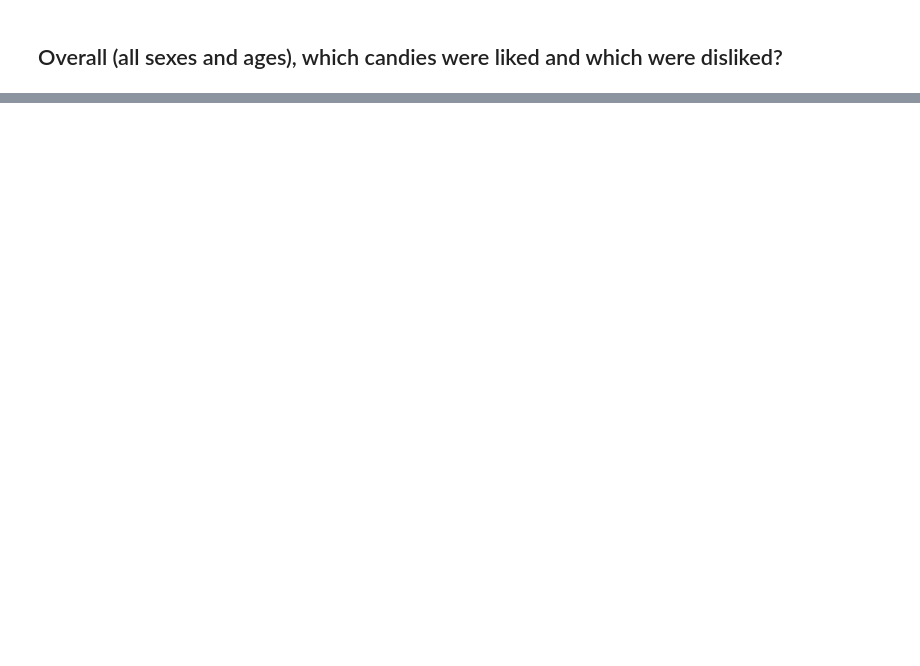
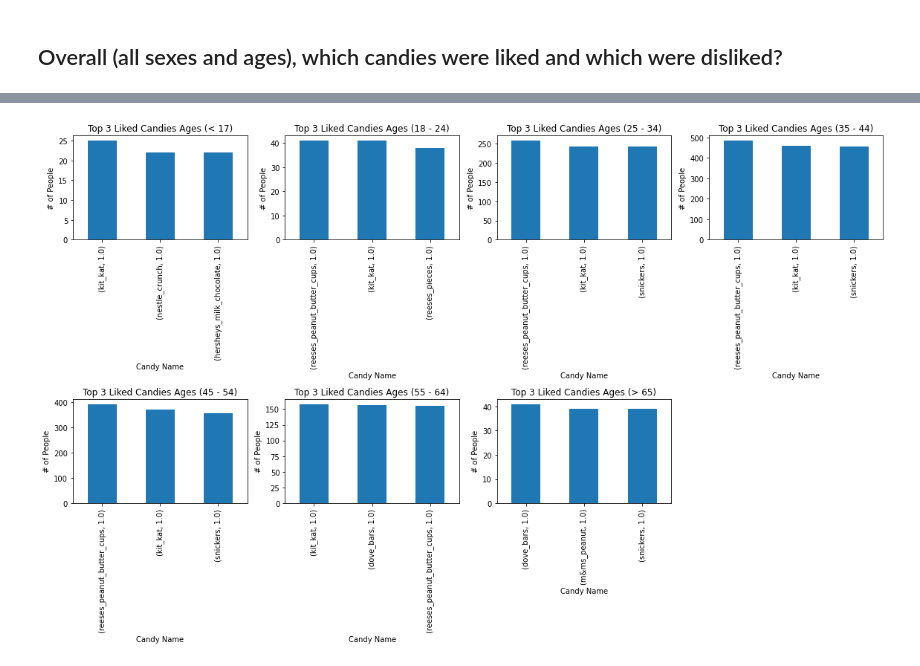
Before and after one commit to Ungarmaxx/TOOL1_FINAL_PROJECT, a Jupyter notebook: project_stuff.ipynb, the cells around one changed output, grey strips where cells are left out. Cells and saved outputs as stored; diff of their text form; code cells hidden in the pictures; blank space fills up the shorter version.

```diff
--- a/project_stuff.ipynb
+++ b/project_stuff.ipynb
@@ -499,0 +408,84 @@ plt.show()
+# %%
+age_df1 = clean_df[clean_df['age'] <= 17].iloc[:, 6:-4]
+age_df1 = age_df1.melt(value_vars=age_df1.columns)
+age_df1 = age_df1[age_df1["value"] == 1]
+
+age_df2 = clean_df[clean_df['age'] > 17]
+age_df2 = age_df2[age_df2['age'] <= 24].iloc[:, 6:-4]
+age_df2 = age_df2.melt(value_vars=age_df2.columns)
+age_df2 = age_df2[age_df2["value"] == 1]
+
+age_df3 = clean_df[clean_df['age'] > 24]
+age_df3 = age_df3[age_df3['age'] <= 34].iloc[:, 6:-4]
+age_df3 = age_df3.melt(value_vars=age_df3.columns)
+age_df3 = age_df3[age_df3["value"] == 1]
+
+age_df4 = clean_df[clean_df['age'] > 34]
+age_df4 = age_df4[age_df4['age'] <= 44].iloc[:, 6:-4]
+age_df4 = age_df4.melt(value_vars=age_df4.columns)
+age_df4 = age_df4[age_df4["value"] == 1]
+
+age_df5 = clean_df[clean_df['age'] > 44]
+age_df5 = age_df5[age_df5['age'] <= 54].iloc[:, 6:-4]
+age_df5 = age_df5.melt(value_vars=age_df5.columns)
+age_df5 = age_df5[age_df5["value"] == 1]
+
+age_df6 = clean_df[clean_df['age'] > 54]
+age_df6 = age_df6[age_df6['age'] <= 64].iloc[:, 6:-4]
+age_df6 = age_df6.melt(value_vars=age_df6.columns)
+age_df6 = age_df6[age_df6["value"] == 1]
+
+age_df7 = clean_df[clean_df['age'] > 64].iloc[:, 6:-4]
+age_df7 = age_df7.melt(value_vars=age_df7.columns)
+age_df7 = age_df7[age_df7["value"] == 1]
+
+
+plt.figure(figsize=(16,10))
+
+plt.subplot(2, 4, 1)
+age_df1.value_counts(ascending=True).nlargest(3).plot(kind="bar")
+plt.title("Top 3 Liked Candies Ages (< 17)")
+plt.xlabel('Candy Name')
+plt.ylabel('# of People')
+
+plt.subplot(2, 4, 2)
+age_df2.value_counts(ascending=True).nlargest(3).plot(kind="bar")
+plt.title("Top 3 Liked Candies Ages (18 - 24)")
+plt.xlabel('Candy Name')
+plt.ylabel('# of People')
+
+plt.subplot(2, 4, 3)
+age_df3.value_counts(ascending=True).nlargest(3).plot(kind="bar")
+plt.title("Top 3 Liked Candies Ages (25 - 34)")
+plt.xlabel('Candy Name')
+plt.ylabel('# of People')
+
+plt.subplot(2, 4, 4)
+age_df4.value_counts(ascending=True).nlargest(3).plot(kind="bar")
+plt.title("Top 3 Liked Candies Ages (35 - 44)")
+plt.xlabel('Candy Name')
+plt.ylabel('# of People')
+
+plt.subplot(2, 4, 5)
+age_df5.value_counts(ascending=True).nlargest(3).plot(kind="bar")
+plt.title("Top 3 Liked Candies Ages (45 - 54)")
+plt.xlabel('Candy Name')
+plt.ylabel('# of People')
+
+plt.subplot(2, 4, 6)
+age_df6.value_counts(ascending=True).nlargest(3).plot(kind="bar")
+plt.title("Top 3 Liked Candies Ages (55 - 64)")
+plt.xlabel('Candy Name')
+plt.ylabel('# of People')
+
+plt.subplot(2, 4, 7)
+age_df7.value_counts(ascending=True).nlargest(3).plot(kind="bar")
+plt.title("Top 3 Liked Candies Ages (> 65)")
+plt.xlabel('Candy Name')
+plt.ylabel('# of People')
+
+plt.tight_layout()
+
+plt.show()
+# %% [output]
+[figure, added]
```
Also changed, not shown: parts of 24 cells of this notebook.
